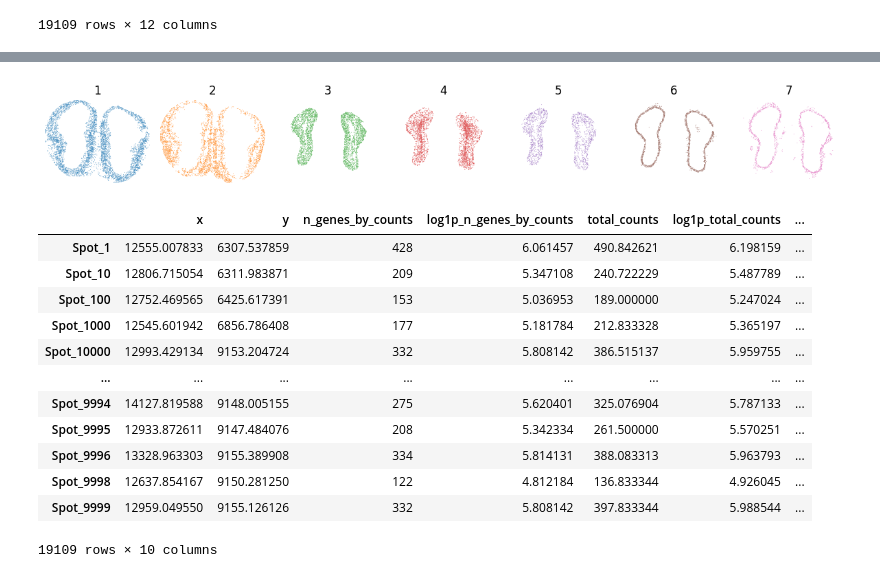
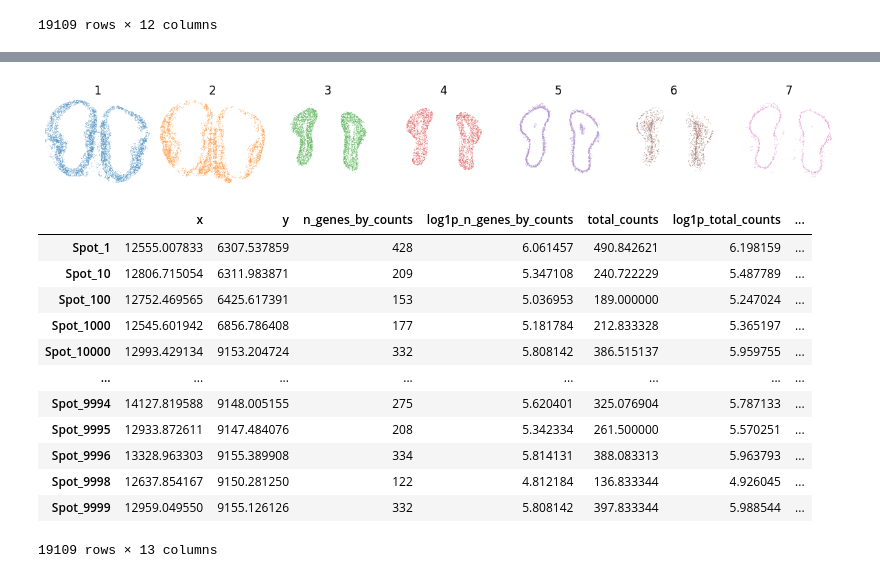
Before and after one commit to toan-ly/Spatial-Transcriptomics-Benchmark, a Jupyter notebook: conST/run_Stereo.ipynb, the cells around one changed output, grey strips where cells are left out. Cells and saved outputs as stored; diff of their text form; code cells hidden in the pictures.

```diff
--- a/conST/run_Stereo.ipynb
+++ b/conST/run_Stereo.ipynb
@@ -195,35 +192,35 @@ plt.savefig(os.path.join(save_root, 'clustering.pdf'), dpi=300, bbox_inches='tig
 # %%
 fig, axes = plt.subplots(1,n_clusters,figsize=(1.7*n_clusters, 1.5*2), sharex=True, sharey=True)
 axes = axes.ravel()
 
 for i in range(n_clusters):
     sub = adata_conST[adata_conST.obs['label_shift'] == i+1]
-    sc.pl.spatial(sub, spot_size=30, color='conST_leiden', ax=axes[i], legend_loc=None, show=False)
+    sc.pl.spatial(sub, spot_size=30, color='label_shift', ax=axes[i], legend_loc=None, show=False)
     axes[i].set_title(i+1)
 
 
 xmin = adata_conST.obsm['spatial'][:, 0].min()
 xmax = adata_conST.obsm['spatial'][:, 0].max()
 ymin = adata_conST.obsm['spatial'][:, 1].min()
 ymax = adata_conST.obsm['spatial'][:, 1].max()
 
 for ax in axes:
     ax.spines['top'].set_visible(False)
     ax.spines['right'].set_visible(False)
     ax.spines['bottom'].set_visible(False)
     ax.spines['left'].set_visible(False)
     ax.set_xlabel('')
     ax.set_ylabel('')
     ax.set_xlim([xmin, xmax])
     ax.set_ylim([ymin, ymax])
 
 plt.subplots_adjust(wspace=0, hspace=0.05)
 plt.tight_layout()
 plt.savefig(os.path.join(save_root, f'each_cluster.pdf'), dpi=300, bbox_inches='tight')
 # %% [output]
-[figure, old version]
+[figure, new version]
 # %%
-cell_metadata = adata.obs
+cell_metadata = adata_conST.obs
 cell_metadata
 # %% [output]
 |  | x | y | n_genes_by_counts | log1p_n_genes_by_counts | total_counts | log1p_total_counts | ... |
@@ -238,6 +235,6 @@ cell_metadata
 | Spot_9996 | 13328.963303 | 9155.389908 | 334 | 5.814131 | 388.083313 | 5.963793 | ... |
 | Spot_9998 | 12637.854167 | 9150.281250 | 122 | 4.812184 | 136.833344 | 4.926045 | ... |
 | Spot_9999 | 12959.049550 | 9155.126126 | 332 | 5.808142 | 397.833344 | 5.988544 | ... |
-19109 rows × 10 columns
+19109 rows × 13 columns
 # %%
 cell_metadata.to_csv(os.path.join(save_root, 'cell_metadata.csv'))
```
Also changed, not shown: parts of 5 cells of this notebook, 4 other files.
